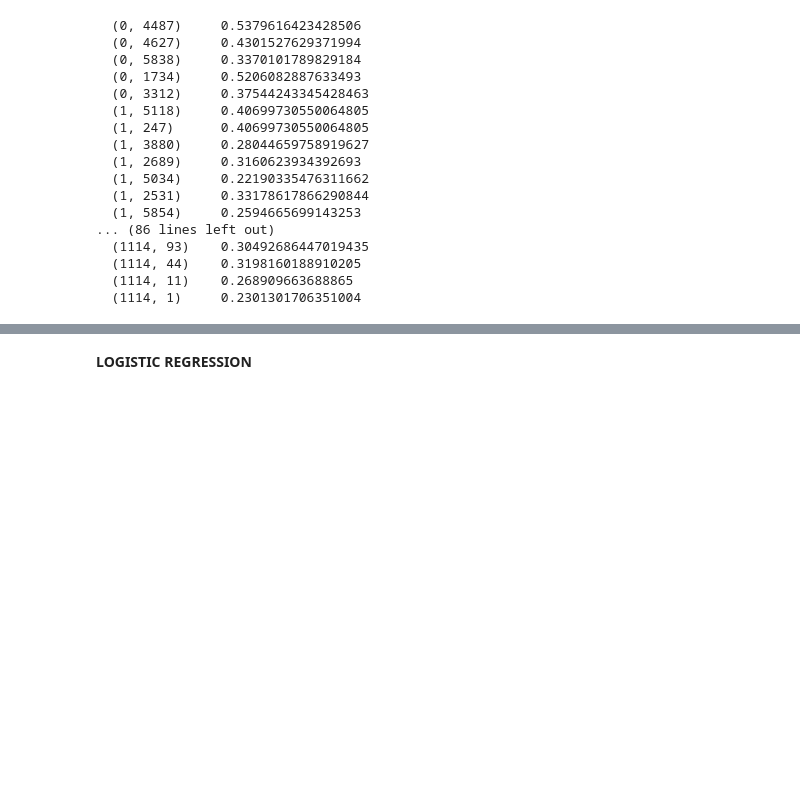
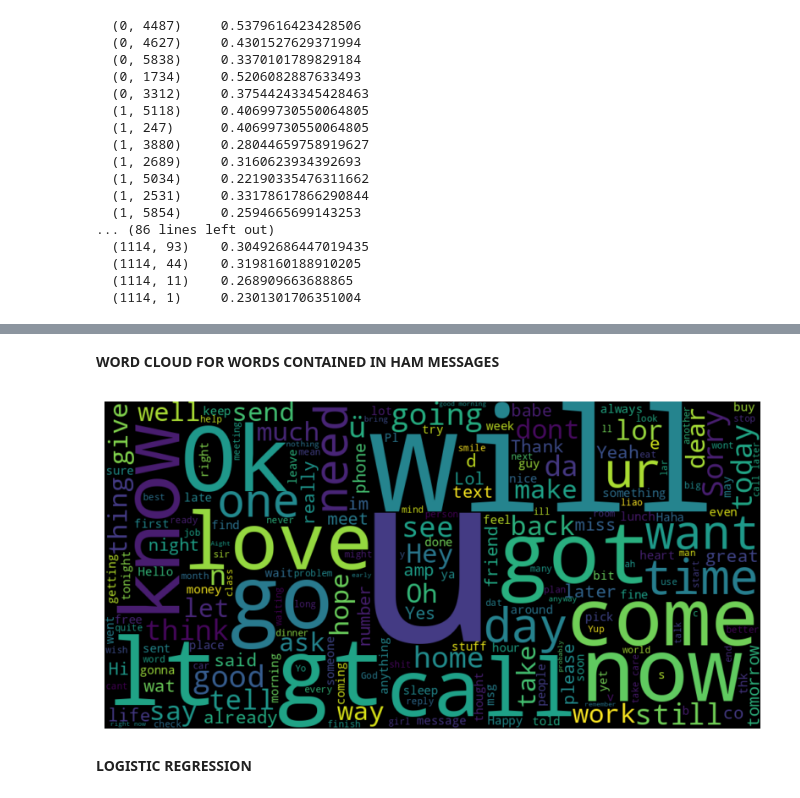
Before and after one commit to NavyaKiran/Spam-Detection, a Jupyter notebook: Spam_Detection.ipynb, the cells around one changed output, grey strips where cells are left out. Drawn from its saved outputs; the diff is of its cells as text; code cells hidden in the pictures; blank space fills up the shorter version.

```diff
--- a/Spam_Detection.ipynb
+++ b/Spam_Detection.ipynb
@@ -172,3 +193,13 @@ print(x_test_features)
+# %% [markdown]
+**WORD CLOUD FOR WORDS CONTAINED IN HAM MESSAGES**
+# %%
+wordcloud_ham = WordCloud(width = 1000, height = 500, background_color= 'black').generate(ham_message)
+plt.figure(figsize = (10, 10))
+plt.imshow(wordcloud_ham, interpolation = 'bilinear')
+plt.axis('off')
+plt.show()
+# %% [output]
+[figure, added]
 # %% [markdown]
 **LOGISTIC REGRESSION**
 # %%
```
Also changed, not shown: parts of 7 cells of this notebook.
